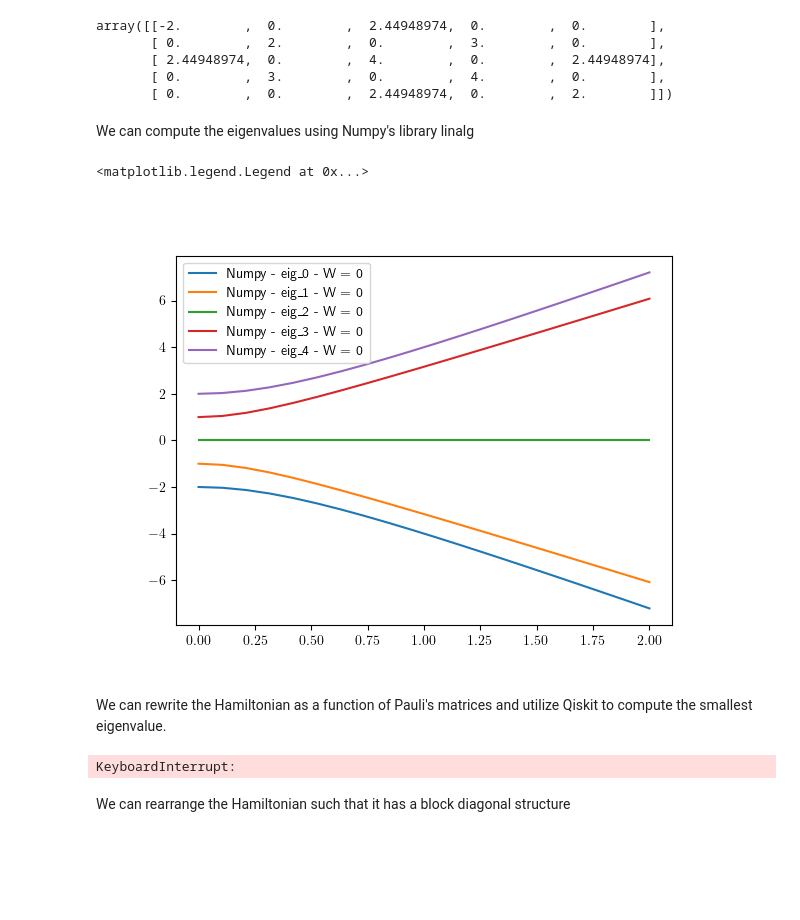
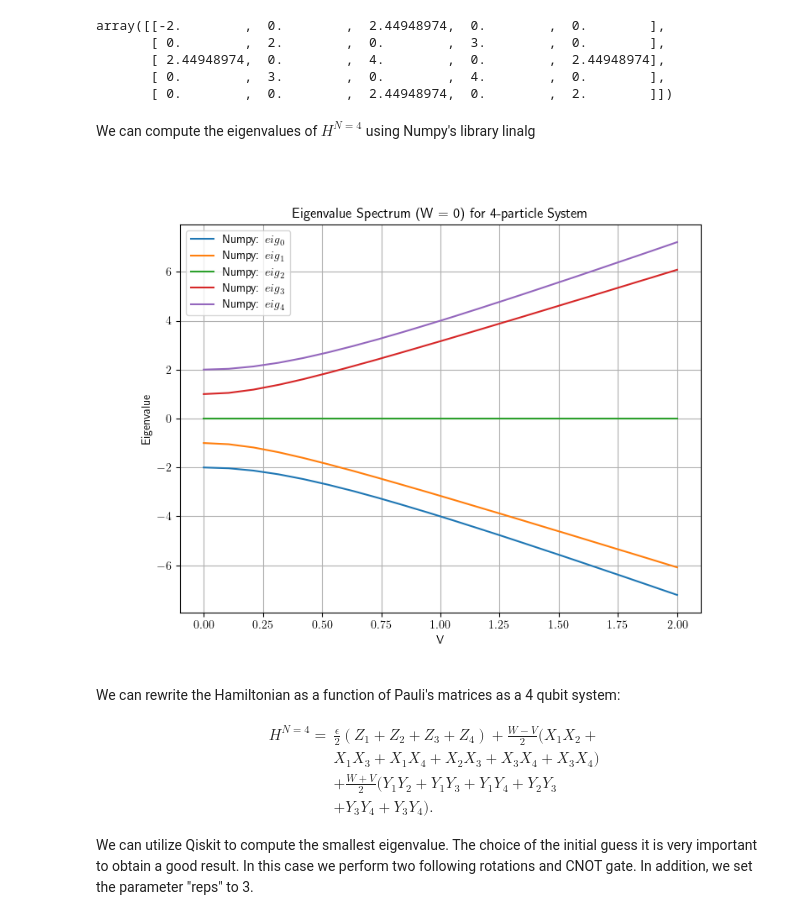
Before and after one commit to elepiersan/FYS5419-Piersanti, a Jupyter notebook: Project1/Project1.ipynb, the cells around one changed output. Saved outputs shown, nothing was run; the diff lists cells and outputs as text; code cells hidden in the pictures; blank space fills up the shorter version.

```diff
--- a/Project1/Project1.ipynb
+++ b/Project1/Project1.ipynb
@@ -780,7 +800,7 @@ for i, lmbda in enumerate(tqdm(np.linspace(0,1,20))):
     hamiltonian_2qb= SparsePauliOp.from_list(
         [("II", A), ("IZ", B), ("ZI", C), ("ZZ", lmbda*Hz+D), ("XX", lmbda*Hx)]
     )
-    ansatz = TwoLocal(num_qubits=2, rotation_blocks=["rx","ry"], entanglement_blocks="cx")
+    ansatz = TwoLocal(num_qubits=2, rotation_blocks=["rx","ry"], entanglement_blocks="cx", reps=2)
     vqe = VQE(estimator, ansatz, optimizer)
     result = vqe.compute_minimum_eigenvalue(operator=hamiltonian_2qb)
     minimum_eigenvalues_2q +=[result.eigenvalue.real]
@@ -1006,4 +1082,8 @@ for index, v in enumerate(tqdm(v_vals)):
     min_energy_scipy[index] = res.fun
     # print(res.message)
+# %%
+energy_HF_2p = []
+for V in np.linspace(0,2,20):
+    energy_HF_2p += [compute_EHF(2, 1, V)]
 # %%
 plt.figure()
@@ -1051,7 +1143,6 @@ for i, V in enumerate(np.linspace(0,2,n)):
 # %%
 W = -1.5
 n = 20
-# we will iterate over these different optimizers
 estimator = Estimator(options={"shots": 1024})
 optimizer = SPSA(maxiter=400)
 epsilon=1
@@ -1060,7 +1151,7 @@ for i, V in enumerate(tqdm(np.linspace(0,2,n))):
     hamiltonian_2p_Wminus1_5 = SparsePauliOp.from_list(
         [("ZI", epsilon/2), ("IZ", epsilon/2), ("XX", (-V+W)/2), ("YY", (W+V)/2)]
     )
-    ansatz = TwoLocal(num_qubits=2, rotation_blocks=["rx","ry"], entanglement_blocks="cz", reps=2)
+    ansatz = TwoLocal(num_qubits=2, rotation_blocks=["rx","ry"], entanglement_blocks="cx", reps=3)
     vqe = VQE(estimator, ansatz, optimizer)
     result = vqe.compute_minimum_eigenvalue(operator=hamiltonian_2p_Wminus1_5)
     minimum_eigenvalues_2p_Wminus1_5 +=[result.eigenvalue.real]
@@ -1108,16 +1216,23 @@ array([[-2.        ,  0.        ,  2.44948974,  0.        ,  0.        ],
        [ 0.        ,  3.        ,  0.        ,  4.        ,  0.        ],
        [ 0.        ,  0.        ,  2.44948974,  0.        ,  2.        ]])
 # %% [markdown]
-We can compute the eigenvalues using Numpy's library linalg
+We can compute the eigenvalues of $H^{N=4}$ using Numpy's library linalg
 # %%
 # Let's consider the case for W = 0
 n = 20
 Eigenvalue_4p_W0 = np.zeros((5,n))
 Eigvector_4p_W0 = [np.zeros((5,5)).copy() for _ in range(n)]
 
+def eigen(A):
+    eigenValues, eigenVectors = np.linalg.eig(A)
+    idx = np.argsort(eigenValues)
+    eigenValues = eigenValues[idx]
+    eigenVectors = eigenVectors[:,idx]
+    return (eigenValues, eigenVectors)
+
 for i, V in enumerate(np.linspace(0,2,n)):
-    H_2p = Hamiltonian_Lipkin(N=4, epsilon=1, W=0, V=V, print_H=False)
-    eigenValues, eigenVectors = eigen(H_2p)
+    H_4p = Hamiltonian_Lipkin(N=4, epsilon=1, W=0, V=V, print_H=False)
+    eigenValues, eigenVectors = eigen(H_4p)
     Eigenvalue_4p_W0[0,i] = eigenValues[0]
     Eigenvalue_4p_W0[1,i] = eigenValues[1]
     Eigenvalue_4p_W0[2,i] = eigenValues[2]
@@ -1129,24 +1244,45 @@ for i, V in enumerate(np.linspace(0,2,n)):
     Eigvector_4p_W0[i][:,3] = eigenVectors[3]
     Eigvector_4p_W0[i][:,4] = eigenVectors[4]
 # %%
-plt.figure()
-plt.plot(np.linspace(0,2,n), Eigenvalue_4p_W0[0,:], linestyle="-", label="Numpy - eig_0 - W = 0")
-plt.plot(np.linspace(0,2,n), Eigenvalue_4p_W0[1,:], linestyle="-", label="Numpy - eig_1 - W = 0")
-plt.plot(np.linspace(0,2,n), Eigenvalue_4p_W0[2,:], linestyle="-", label="Numpy - eig_2 - W = 0")
-plt.plot(np.linspace(0,2,n), Eigenvalue_4p_W0[3,:], linestyle="-", label="Numpy - eig_3 - W = 0")
-plt.plot(np.linspace(0,2,n), Eigenvalue_4p_W0[4,:], linestyle="-", label="Numpy - eig_4 - W = 0")
-plt.legend()
+plt.figure(figsize=(8,6))
+V_vals = np.linspace(0, 2, n)
+plt.plot(V_vals, Eigenvalue_4p_W0[0, :], linestyle="-", label=r"Numpy: $eig_0$")
+plt.plot(V_vals, Eigenvalue_4p_W0[1, :], linestyle="-", label=r"Numpy: $eig_1$")
+plt.plot(V_vals, Eigenvalue_4p_W0[2, :], linestyle="-", label=r"Numpy: $eig_2$")
+plt.plot(V_vals, Eigenvalue_4p_W0[3, :], linestyle="-", label=r"Numpy: $eig_3$")
+plt.plot(V_vals, Eigenvalue_4p_W0[4, :], linestyle="-", label=r"Numpy: $eig_4$")
+plt.xlabel("V")
+plt.ylabel("Eigenvalue")
+plt.title("Eigenvalue Spectrum (W = 0) for 4-particle System")
+plt.grid(True)
+plt.legend(loc="best")
+plt.show()
 # %% [output]
-<matplotlib.legend.Legend at 0x...>
-[figure, old version]
+[figure, new version]
-# %% [markdown]
-We can rewrite the Hamiltonian as a function of Pauli's matrices and utilize Qiskit to compute the smallest eigenvalue.
+# %% [markdown]
+We can rewrite the Hamiltonian as a function of Pauli's matrices as a 4 qubit system:
+
+$$
+\begin{align*}
+    \begin{split}
+        H^{N=4} =& \frac{\epsilon}{2}\left(Z_1 + Z_2 + Z_3 + Z_4\right) + \frac{W-V}{2}\Big( X_1 X_2 +\\
+        & X_1 X_3 + X_1 X_4 + X_2 X_3 + X_3 X_4 + X_3 X_4
+        \Big) \\
+        &+ \frac{W+V}{2}\Big( Y_1 Y_2 + Y_1 Y_3 + Y_1 Y_4 + Y_2 Y_3 \\
+        & + Y_3 Y_4 + Y_3 Y_4\Big).
+    \end{split}
+\end{align*}
+$$
+
+We can utilize Qiskit to compute the smallest eigenvalue.
+The choice of the initial guess it is very important to obtain a good result. In this case we perform two following rotations and CNOT gate.
+In addition, we set the parameter "reps" to 3.
 # %%
 W = 0
 n = 10
 # we will iterate over these different optimizers
 estimator = Estimator(options={"shots": 1024})
-optimizer = SPSA(maxiter=1000)
+optimizer = SPSA(maxiter=2000)
 epsilon=1
 minimum_eigenvalues_4p_W0 = []
 for i, V in enumerate(tqdm(np.linspace(0,2,n))):
@@ -1167,9 +1303,7 @@ for i, V in enumerate(tqdm(np.linspace(0,2,n))):
                                           ("IYIY", (W-V)/2),
                                           ("IIYY", (W-V)/2)]
                                          )
-    ansatz = TwoLocal(num_qubits=4, rotation_blocks=["rx","ry"], entanglement_blocks="cx", reps=2)
+    ansatz = TwoLocal(num_qubits=4, rotation_blocks=["rx","ry"], entanglement_blocks="cx", reps=3)
     vqe = VQE(estimator, ansatz, optimizer)
     result = vqe.compute_minimum_eigenvalue(operator=hamiltonian_4p_W0)
     minimum_eigenvalues_4p_W0 +=[result.eigenvalue.real]
-# %% [output]
-KeyboardInterrupt:
@@ -1185,2 +1309,0 @@ plt.legend()
-# %% [markdown]
-We can rearrange the Hamiltonian such that it has a block diagonal structure
```
Also changed, not shown: parts of 65 cells of this notebook, 3 other files.
